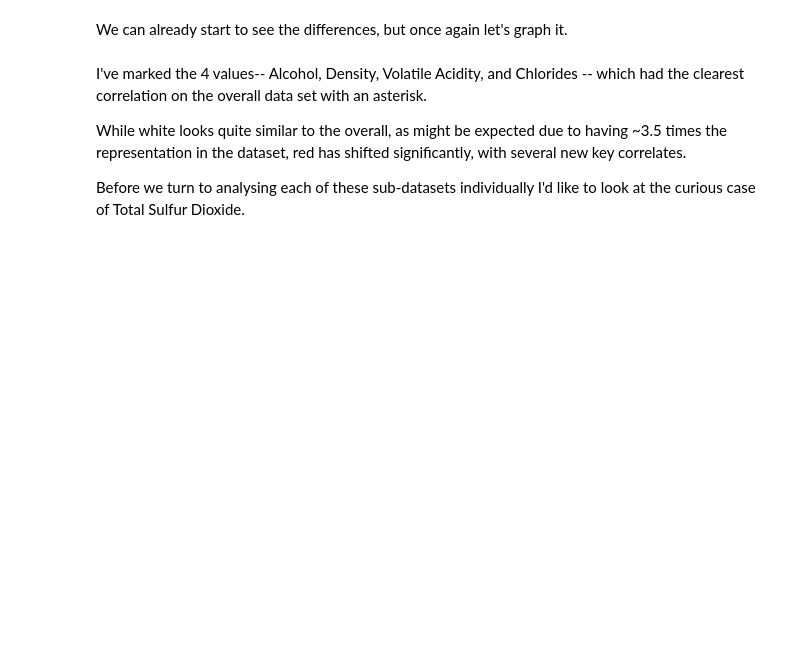
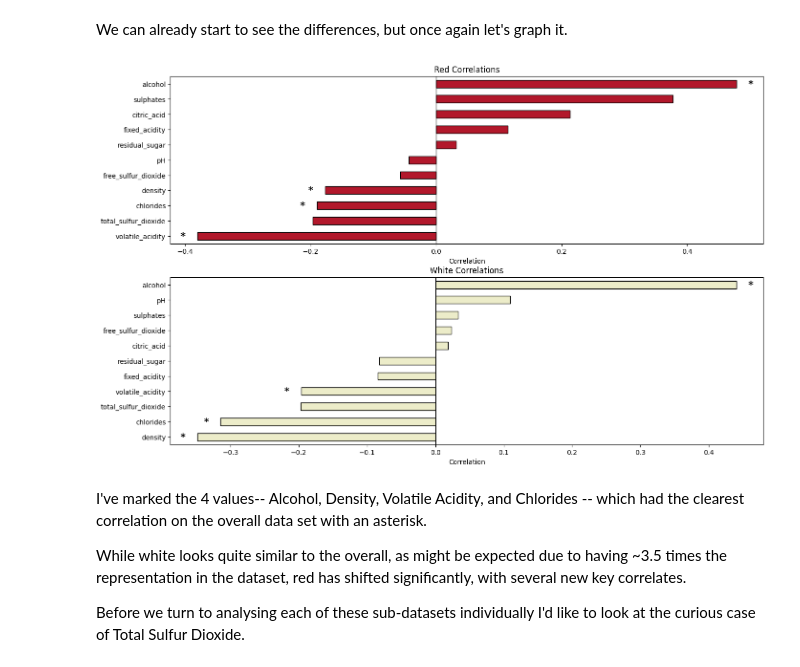
Before and after one commit to jklydev/everything-counts-summative-1, a Jupyter notebook: wine.ipynb, the cells around one changed output. Drawn from its saved outputs; the diff is of its cells as text; code cells hidden in the pictures; blank space fills up the shorter version.

```diff
--- a/wine.ipynb
+++ b/wine.ipynb
@@ -175,34 +289,36 @@ def mark_key_features(ax, correlations):
                 color="black",
             )
 
 red_corr.plot(
     kind="barh",
     ax=red_ax,
     edgecolor="black",
     color=palette['red']
 
 )
 red_ax.set_title("Red Correlations")
 red_ax.set_xlabel("Correlation")
 red_ax.set_ylabel("")
 red_ax.legend().set_visible(False)
 red_ax.axvline(0, color="black", linewidth=1)
 mark_key_features(red_ax, red_corr)
 
 white_corr.plot(
     kind="barh",
     ax=white_ax,
     edgecolor="black",
-    color=palette['red']
+    color=palette['white']
 )
 white_ax.set_title("White Correlations")
 white_ax.set_xlabel("Correlation")
 white_ax.set_ylabel("")
 white_ax.legend().set_visible(False)
 white_ax.axvline(0, color="black", linewidth=1)
 mark_key_features(white_ax, white_corr)
 
 plt.show()
+# %% [output]
+[figure, added]
 # %% [markdown]
 I've marked the 4 values-- Alcohol, Density, Volatile Acidity, and Chlorides -- which had the clearest correlation on the overall data set with an asterisk.
 
```
Also changed, not shown: parts of 34 cells of this notebook.
